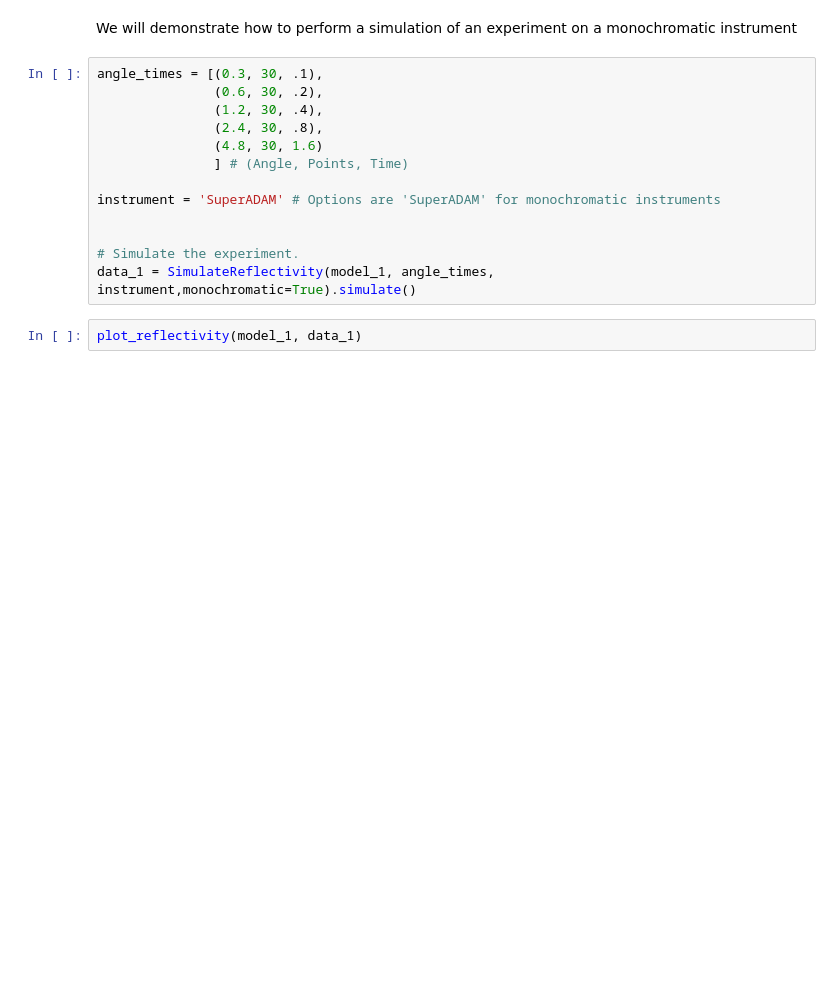
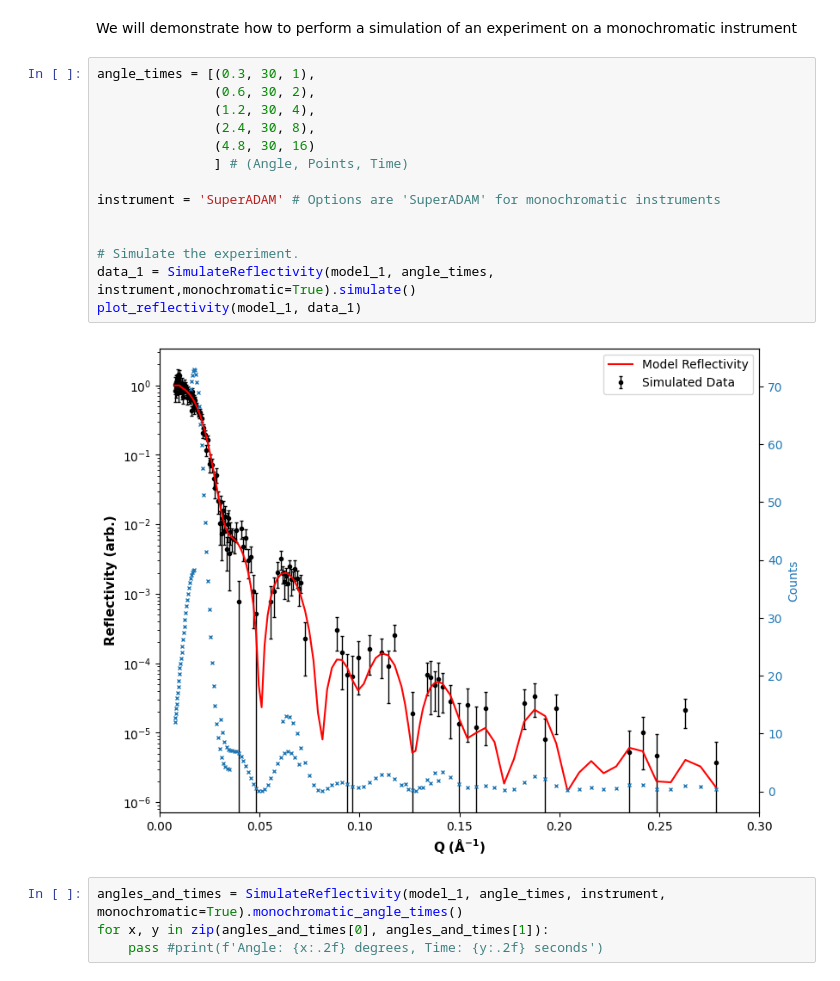
Before and after one commit to jfkcooper/HOGBEN, a Jupyter notebook: notebooks/simulation.ipynb, the cells around one changed output. Drawn from its saved outputs; the diff is of its cells as text; blank space fills up the shorter version.

```diff
--- a/notebooks/simulation.ipynb
+++ b/notebooks/simulation.ipynb
@@ -129,17 +151,22 @@ plot_reflectivity(model_1, data_1)
 # %% [markdown]
 We will demonstrate how to perform a simulation of an experiment on a monochromatic instrument
 # %%
-angle_times = [(0.3, 30, .1),
-               (0.6, 30, .2),
-               (1.2, 30, .4),
-               (2.4, 30, .8),
-               (4.8, 30, 1.6)
+angle_times = [(0.3, 30, 1),
+               (0.6, 30, 2),
+               (1.2, 30, 4),
+               (2.4, 30, 8),
+               (4.8, 30, 16)
                ] # (Angle, Points, Time)
 
 instrument = 'SuperADAM' # Options are 'SuperADAM' for monochromatic instruments
 
 
 # Simulate the experiment.
 data_1 = SimulateReflectivity(model_1, angle_times, instrument,monochromatic=True).simulate()
+plot_reflectivity(model_1, data_1)
+# %% [output]
+[figure, added]
-# %%
-plot_reflectivity(model_1, data_1)
+# %%
+angles_and_times = SimulateReflectivity(model_1, angle_times, instrument, monochromatic=True).monochromatic_angle_times()
+for x, y in zip(angles_and_times[0], angles_and_times[1]):
+    pass #print(f'Angle: {x:.2f} degrees, Time: {y:.2f} seconds')
```
Also changed, not shown: parts of 6 cells of this notebook.
